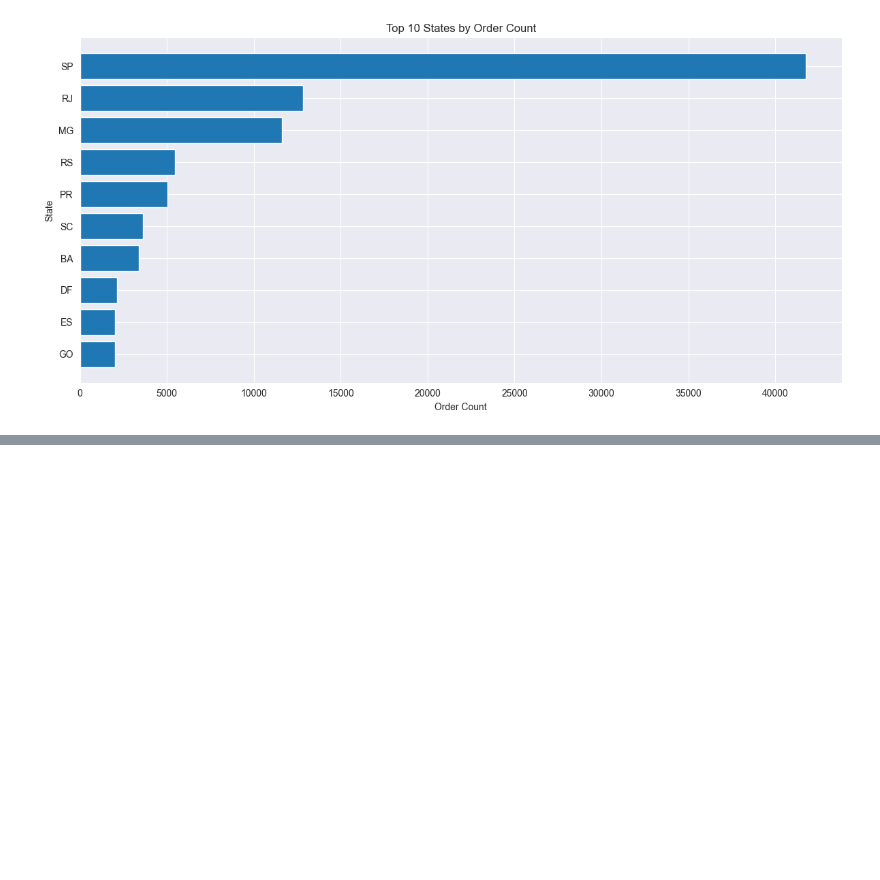
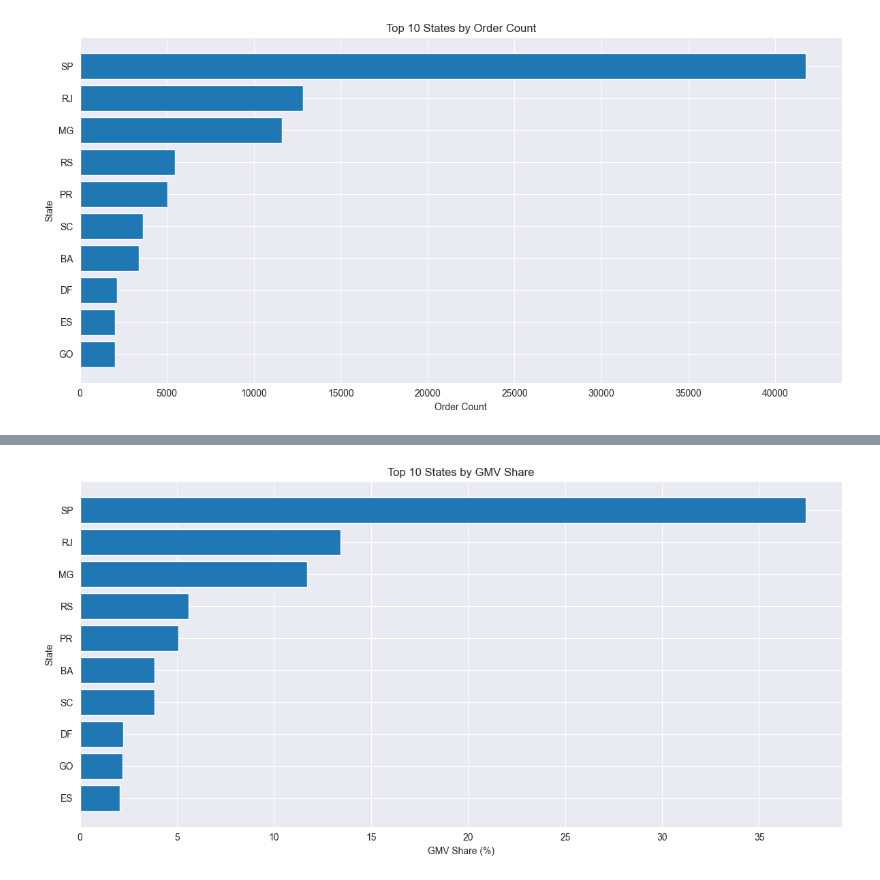
Before and after one commit to WangXin154/E-commerce_decision-making-_intelligence, a Jupyter notebook: Statistical_analysis_report/04_Geographic_Analysis.ipynb, the cells around one changed output, grey strips where cells are left out. Cells and saved outputs as stored; diff of their text form; code cells hidden in the pictures; blank space fills up the shorter version.

```diff
--- a/Statistical_analysis_report/04_Geographic_Analysis.ipynb
+++ b/Statistical_analysis_report/04_Geographic_Analysis.ipynb
@@ -770,0 +804,18 @@ plt.show()
+# %%
+# calculate GMV share by state
+
+df_concentration_state = df_state[["customer_state", "total_gmv"]].copy()
+df_concentration_state["gmv_share_pct"] = (
+    df_concentration_state["total_gmv"] /
+    df_concentration_state["total_gmv"].sum() * 100
+)
+
+df_concentration_state = df_concentration_state.sort_values(
+    "total_gmv", ascending=False
+).reset_index(drop=True)
+
+print("Top 10 states by GMV share:")
+display(df_concentration_state.head(10))
+print(f"GMV share of top 3 states: {df_concentration_state.head(3)['gmv_share_pct'].sum():.2f}%")
+print(f"GMV share of top 5 states: {df_concentration_state.head(5)['gmv_share_pct'].sum():.2f}%")
+print(f"GMV share of top 10 states: {df_concentration_state.head(10)['gmv_share_pct'].sum():.2f}%")
@@ -770,0 +838,15 @@ plt.show()
+# %%
+# visualise top 10 states by GMV share
+
+top10_share_states = df_concentration_state.head(10)
+
+plt.figure(figsize=(12, 6))
+plt.barh(top10_share_states["customer_state"], top10_share_states["gmv_share_pct"])
+plt.xlabel("GMV Share (%)")
+plt.ylabel("State")
+plt.title("Top 10 States by GMV Share")
+plt.gca().invert_yaxis()
+plt.tight_layout()
+plt.show()
+# %% [output]
+[figure, added]
```
Also changed, not shown: parts of 147 cells of this notebook.
